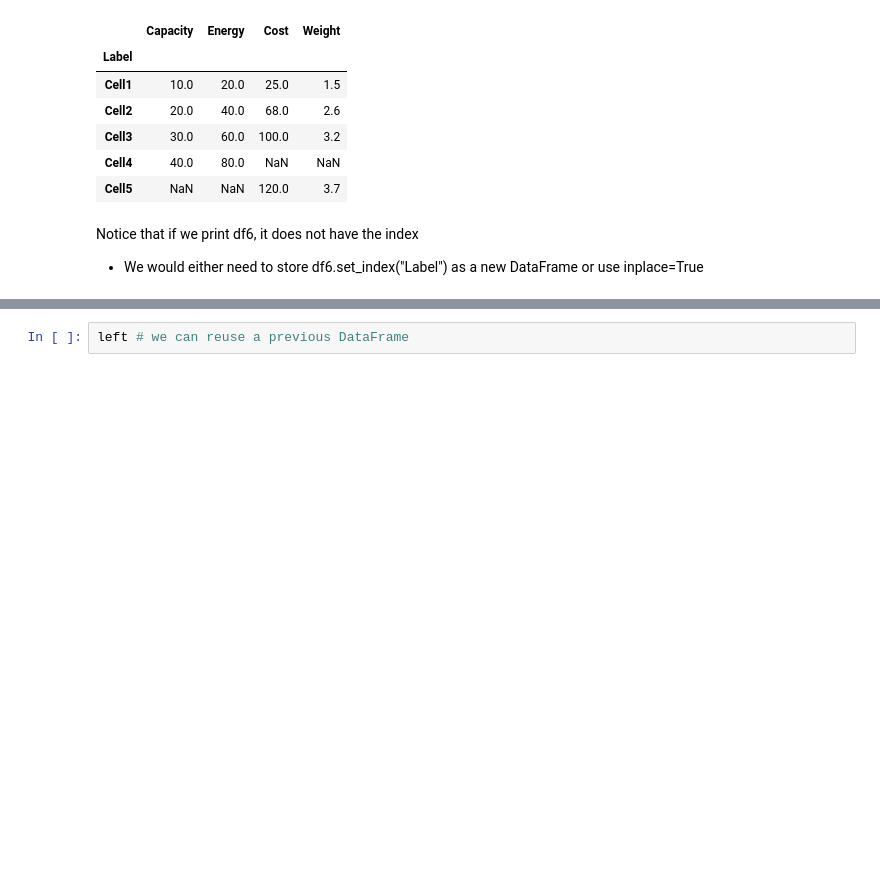
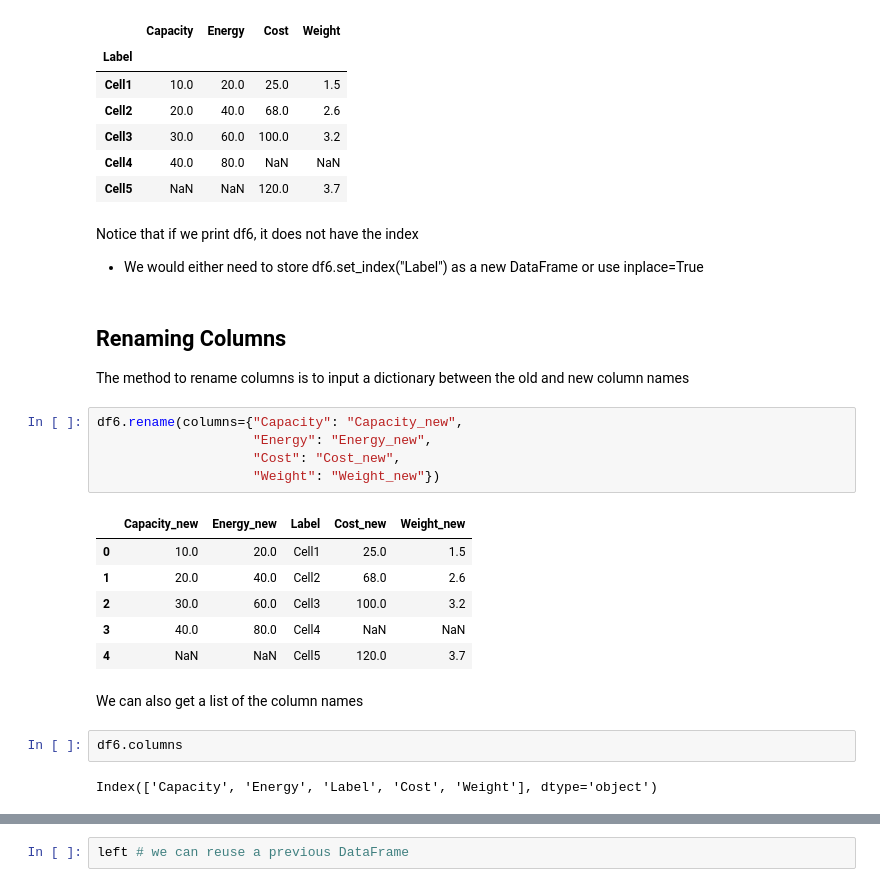
Before and after one commit to Feitumtum/CHBE469-Lecture-Code, a Jupyter notebook: Module-2/Lec-2-Pandas.ipynb, the cells around one changed output, grey strips where cells are left out. Saved outputs shown, nothing was run; the diff lists cells and outputs as text; blank space fills up the shorter version.

```diff
--- a/Module-2/Lec-2-Pandas.ipynb
+++ b/Module-2/Lec-2-Pandas.ipynb
@@ -638,3 +638,24 @@ df6.set_index("Label")
 # %% [markdown]
 Notice that if we print df6, it does not have the index
 * We would either need to store df6.set_index("Label") as a new DataFrame or use inplace=True
+# %% [markdown]
+## Renaming Columns
+The method to rename columns is to input a dictionary between the old and new column names
+# %%
+df6.rename(columns={"Capacity": "Capacity_new",
+                    "Energy": "Energy_new",
+                    "Cost": "Cost_new",
+                    "Weight": "Weight_new"})
+# %% [output]
+|  | Capacity_new | Energy_new | Label | Cost_new | Weight_new |
+| 0 | 10.0 | 20.0 | Cell1 | 25.0 | 1.5 |
+| 1 | 20.0 | 40.0 | Cell2 | 68.0 | 2.6 |
+| 2 | 30.0 | 60.0 | Cell3 | 100.0 | 3.2 |
+| 3 | 40.0 | 80.0 | Cell4 | NaN | NaN |
+| 4 | NaN | NaN | Cell5 | 120.0 | 3.7 |
+# %% [markdown]
+We can also get a list of the column names
+# %%
+df6.columns
+# %% [output]
+Index(['Capacity', 'Energy', 'Label', 'Cost', 'Weight'], dtype='object')
```
Also changed, not shown: parts of 15 cells of this notebook, 44 other files.
